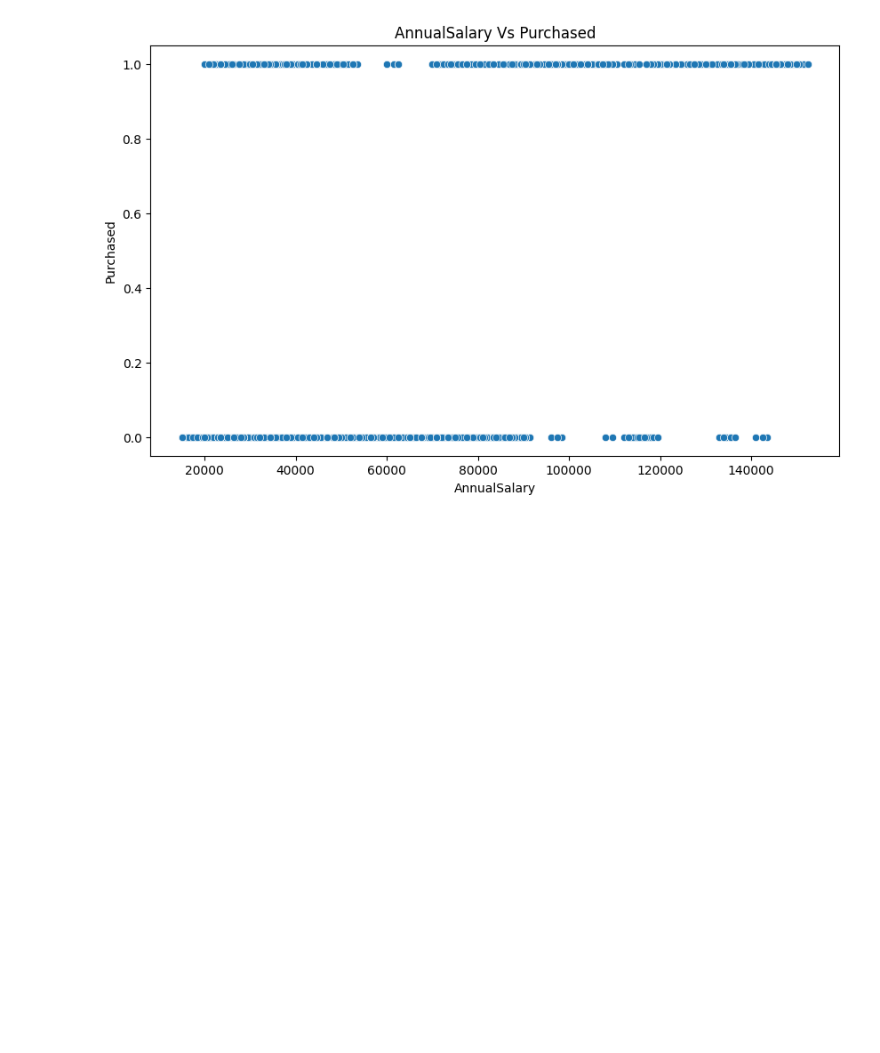
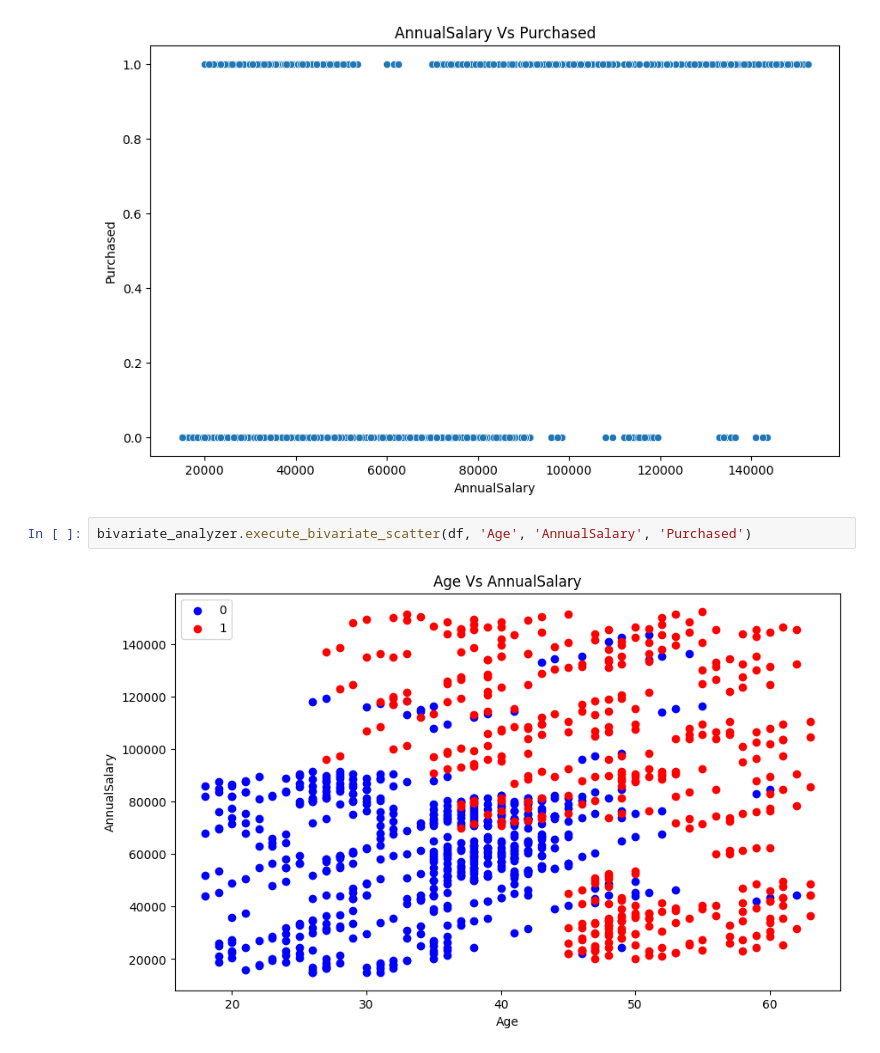
Before and after one commit to yuvraj-rathod-1202/Car_Purchase_Classification, a Jupyter notebook: EDA/EDA.ipynb, the cells around one changed output. Saved outputs shown, nothing was run; the diff lists cells and outputs as text; blank space fills up the shorter version.

Commit message:
add bivariate data analysis

```diff
--- a/EDA/EDA.ipynb
+++ b/EDA/EDA.ipynb
@@ -108,3 +108,7 @@ Analyzing pair: (Purchased, Age)
 Analyzing pair: (AnnualSalary, Purchased)
 'AnnualSalary' and 'Purchased' are a numerical feature.
 [figure]
+# %%
+bivariate_analyzer.execute_bivariate_scatter(df, 'Age', 'AnnualSalary', 'Purchased')
+# %% [output]
+[figure, added]
```
Also changed, not shown: 1 other file.
